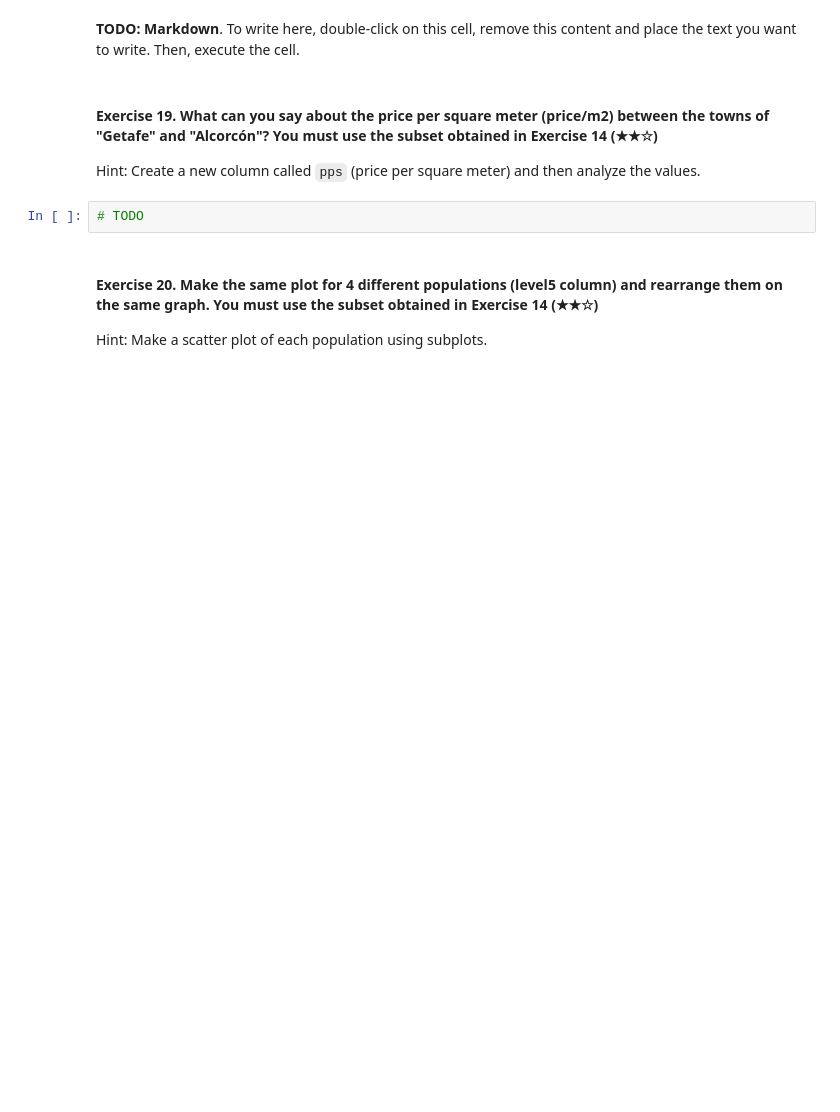
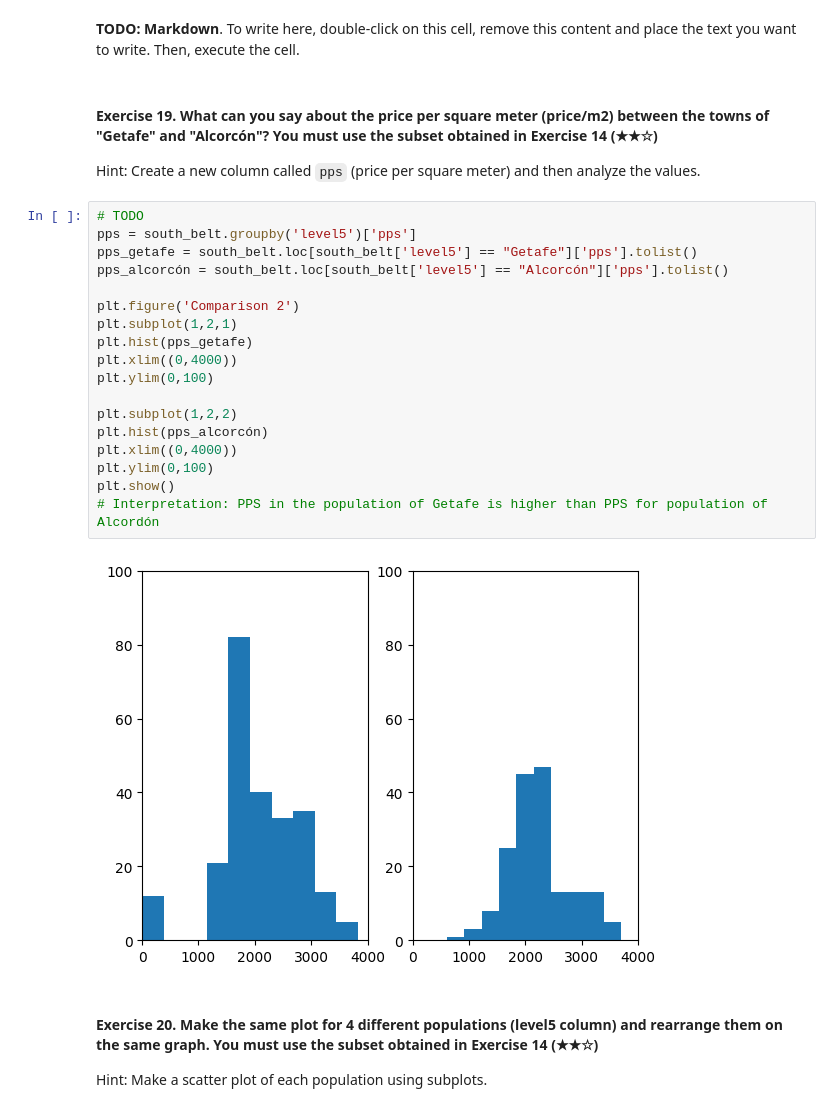
Before and after one commit to 4GeeksAcademy/bertuzzi-realestate-datacleanup-exercise, a Jupyter notebook: project.ipynb, the cells around one changed output. Saved outputs shown, nothing was run; the diff lists cells and outputs as text; blank space fills up the shorter version.

```diff
--- a/project.ipynb
+++ b/project.ipynb
@@ -369,6 +471,24 @@ Hint: You can help yourself by reviewing the *multihist* demo of Matplotlib.
 Hint: Create a new column called `pps` (price per square meter) and then analyze the values.
 # %%
 # TODO
+pps = south_belt.groupby('level5')['pps']
+pps_getafe = south_belt.loc[south_belt['level5'] == "Getafe"]['pps'].tolist()
+pps_alcorcón = south_belt.loc[south_belt['level5'] == "Alcorcón"]['pps'].tolist()
+
+plt.figure('Comparison 2')
+plt.subplot(1,2,1)
+plt.hist(pps_getafe)
+plt.xlim((0,4000))
+plt.ylim(0,100)
+
+plt.subplot(1,2,2)
+plt.hist(pps_alcorcón)
+plt.xlim((0,4000))
+plt.ylim(0,100)
+plt.show()
+# Interpretation: PPS in the population of Getafe is higher than PPS for population of Alcordón
+# %% [output]
+[figure, added]
 # %% [markdown]
 #### Exercise 20. Make the same plot for 4 different populations (level5 column) and rearrange them on the same graph. You must use the subset obtained in Exercise 14 (★★☆)
 
```
Also changed, not shown: parts of 8 cells of this notebook, 2 other files.
